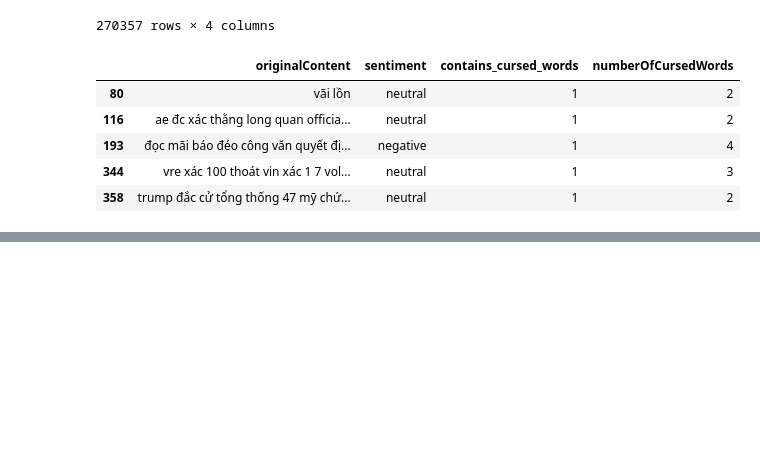
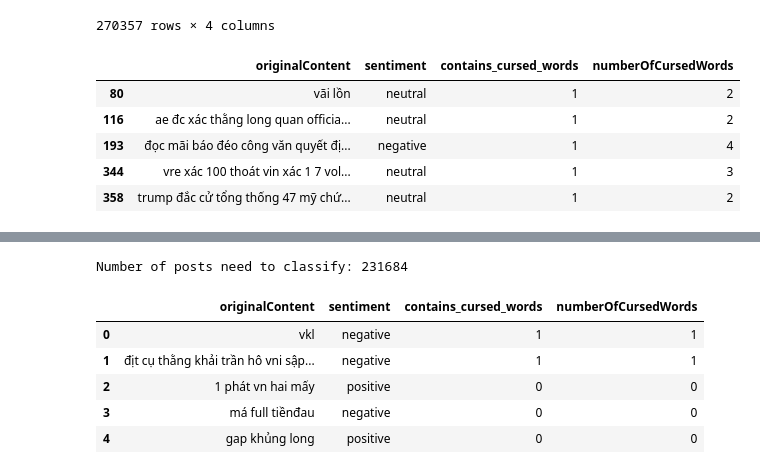
Before and after one commit to Legend0fHell/ait2006-data-processing-final, a Jupyter notebook: sentiment_machine_learning.ipynb, the cells around one changed output, grey strips where cells are left out. Cells and saved outputs as stored; diff of their text form; code cells hidden in the pictures; blank space fills up the shorter version.

```diff
--- a/sentiment_machine_learning.ipynb
+++ b/sentiment_machine_learning.ipynb
@@ -15,8 +29,8 @@ import demoji
 # %%
 demoji.download_codes()
 # %%
-post_df = pd.read_csv('cleaned_posts.csv')
-post_df.head()
+posts_df = pd.read_csv('cleaned_posts.csv')
+posts_df.head()
 # %% [output]
 |  | postID | originalContent | date | link | sentiment | totalLikes | totalReplies | replyToPostID | ... |
 | 0 | 29104030 | Vkl luôn | 2024-11-06T21:39:23.267+07:00 | NaN | 0 | 1 | 0 | NaN | ... |
@@ -26,0 +43,3 @@ post_df.head()
+# %%
+posts_df['sentiment'] = posts_df['sentiment'].apply(lambda x: 'positive' if x == 1
+                                                        else 'negative' if x == -1 else 'neutral')
@@ -34,9 +57,7 @@ def preprocess_text_optimized(text):
     text = text.translate(str.maketrans('', '', string.punctuation))
     return ' '.join(word for word in text.split() if word not in stop_words)
 # %%
-post_content = post_df[['originalContent', 'sentiment']]
-post_content['sentiment'] = post_content['sentiment'].apply(lambda x: 'positive' if x == 1
-                                                                                else 'negative' if x == -1 else 'neutral')
+post_content = posts_df[['originalContent', 'sentiment']]
 
 post_content['originalContent'] = post_content['originalContent'].apply(preprocess_text_optimized)
 # %% [output]
@@ -54,6 +74,9 @@ See the caveats in the documentation: https://pandas.pydata.org/pandas-docs/stab
 # remove contents contains link only
 post_content = post_content[~post_content['originalContent'].str.match(r'^\s*(http|https|www\.).*$', na=False)]
 post_content.dropna(inplace=True)
+
+# remove all the emojis
+post_content['originalContent'] = post_content['originalContent'].apply(demoji.replace)
 # %%
 post_content.head(1)
 # %% [output]
@@ -144,0 +431,33 @@ weighted avg       0.76      0.76      0.75      7735
+# %%
+# Apply the model to classify the sentiment of neutral posts
+post_to_classify = post_content.loc[post_content['sentiment'] == 'neutral', ['originalContent', 'contains_cursed_words', 'numberOfCursedWords']]
+print(f"Number of posts need to classify: {len(post_to_classify)}")
+
+# Vectorize the text content
+X_post_text = vectorizer.transform(post_to_classify['originalContent'])
+
+# Convert the additional features to a sparse matrix
+X_post_additional = scipy.sparse.csr_matrix(post_to_classify[['contains_cursed_words', 'numberOfCursedWords']].values)
+
+# Combine the text features and additional features
+X_post = scipy.sparse.hstack([X_post_text, X_post_additional])
+
+# Predict sentiment using the trained classifier
+sentiment_predicted = clf.predict(X_post)
+
+# Copy the original DataFrame to add the predicted sentiments
+new_post_df = post_content.copy()
+
+# Update the 'sentiment' column for the neutral posts with the predicted values
+new_post_df.loc[new_post_df['sentiment'] == 'neutral', 'sentiment'] = sentiment_predicted
+
+# Display the updated DataFrame
+new_post_df.head()
+# %% [output]
+Number of posts need to classify: 231684
+|  | originalContent | sentiment | contains_cursed_words | numberOfCursedWords |
+| 0 | vkl | negative | 1 | 1 |
+| 1 | địt cụ thằng khải trần hô vni sập... | negative | 1 | 1 |
+| 2 | 1 phát vn hai mấy | positive | 0 | 0 |
+| 3 | má full tiềnđau | negative | 0 | 0 |
+| 4 | gap khủng long | positive | 0 | 0 |
```
Also changed, not shown: parts of 28 cells of this notebook.
